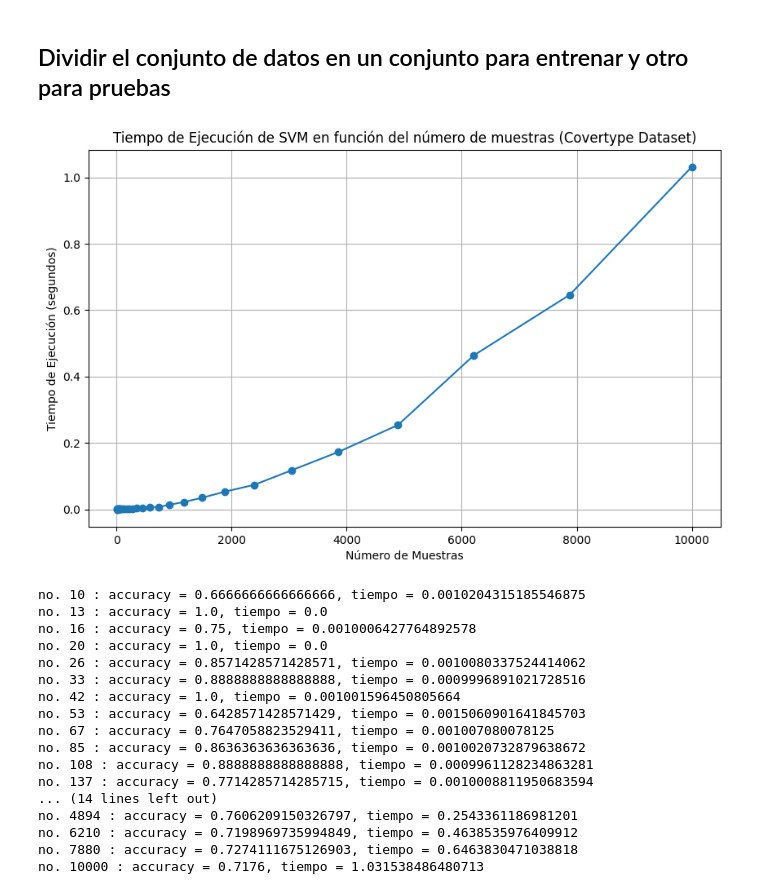
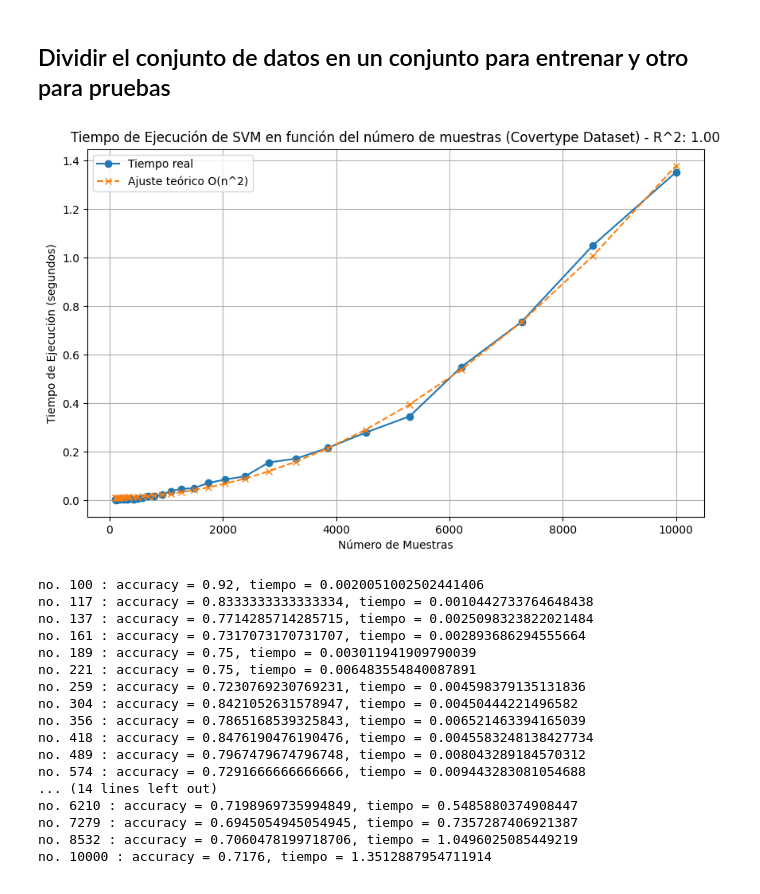
Before and after one commit to Kojimena/P2-ADA, a Jupyter notebook: 01-SVM.ipynb, the cells around one changed output. Saved outputs shown, nothing was run; the diff lists cells and outputs as text; code cells hidden in the pictures.

```diff
--- a/01-SVM.ipynb
+++ b/01-SVM.ipynb
@@ -100,38 +98,54 @@ def evaluar_svm(num_muestras):
 
     return tiempo_ejecucion
 # %%
+from sklearn.linear_model import LinearRegression
 # Generar 30 tamaños de muestra de manera progresiva hasta el límite de max_samples
-tamanos_muestras = np.unique(np.round(np.logspace(1, np.log10(max_samples), 30)).astype(int))
+results = {}
+tamanos_muestras = np.unique(np.round(np.logspace(np.log10(100), np.log10(max_samples), 30)).astype(int))
 tiempos_ejecucion = [evaluar_svm(n) for n in tamanos_muestras]
 
-# Crear y mostrar la gráfica
+
+# Generar tiempos teóricos basados en O(n^2)
+tiempos_teoricos = [n**2 for n in tamanos_muestras]
+
+# Realizar la regresión lineal
+model = LinearRegression()
+model.fit(np.array(tiempos_teoricos).reshape(-1, 1), tiempos_ejecucion)
+tiempos_predichos = model.predict(np.array(tiempos_teoricos).reshape(-1, 1))
+
+# Calcular R^2
+r_squared = r2_score(tiempos_ejecucion, tiempos_predichos)
+
+# Crear y mostrar la gráfica comparativa
 plt.figure(figsize=(10, 6))
-plt.plot(tamanos_muestras, tiempos_ejecucion, marker='o', linestyle='-')
-plt.title('Tiempo de Ejecución de SVM en función del número de muestras (Covertype Dataset)')
+plt.plot(tamanos_muestras, tiempos_ejecucion, marker='o', linestyle='-', label='Tiempo real')
+plt.plot(tamanos_muestras, tiempos_predichos, marker='x', linestyle='--', label='Ajuste teórico O(n^2)')
+plt.title(f'Tiempo de Ejecución de SVM en función del número de muestras (Covertype Dataset) - R^2: {r_squared:.2f}')
 plt.xlabel('Número de Muestras')
 plt.ylabel('Tiempo de Ejecución (segundos)')
+plt.legend()
 plt.grid(True)
 plt.show()
 
 
 for key, value in results.items():
     print(f"no. {key} : accuracy = {value['accuracyScore']}, tiempo = {value['executionTime']}")
 # %% [output]
-[figure, old version]
+[figure, new version]
-no. 10 : accuracy = 0.6666666666666666, tiempo = 0.0010204315185546875
-no. 13 : accuracy = 1.0, tiempo = 0.0
-no. 16 : accuracy = 0.75, tiempo = 0.0010006427764892578
-no. 20 : accuracy = 1.0, tiempo = 0.0
-no. 26 : accuracy = 0.8571428571428571, tiempo = 0.0010080337524414062
-no. 33 : accuracy = 0.8888888888888888, tiempo = 0.0009996891021728516
-no. 42 : accuracy = 1.0, tiempo = 0.001001596450805664
-no. 53 : accuracy = 0.6428571428571429, tiempo = 0.0015060901641845703
-no. 67 : accuracy = 0.7647058823529411, tiempo = 0.001007080078125
-no. 85 : accuracy = 0.8636363636363636, tiempo = 0.0010020732879638672
-no. 108 : accuracy = 0.8888888888888888, tiempo = 0.0009961128234863281
-no. 137 : accuracy = 0.7714285714285715, tiempo = 0.0010008811950683594
+no. 100 : accuracy = 0.92, tiempo = 0.0020051002502441406
+no. 117 : accuracy = 0.8333333333333334, tiempo = 0.0010442733764648438
+no. 137 : accuracy = 0.7714285714285715, tiempo = 0.0025098323822021484
+no. 161 : accuracy = 0.7317073170731707, tiempo = 0.002893686294555664
+no. 189 : accuracy = 0.75, tiempo = 0.003011941909790039
+no. 221 : accuracy = 0.75, tiempo = 0.006483554840087891
+no. 259 : accuracy = 0.7230769230769231, tiempo = 0.004598379135131836
+no. 304 : accuracy = 0.8421052631578947, tiempo = 0.00450444221496582
+no. 356 : accuracy = 0.7865168539325843, tiempo = 0.006521463394165039
+no. 418 : accuracy = 0.8476190476190476, tiempo = 0.0045583248138427734
+no. 489 : accuracy = 0.7967479674796748, tiempo = 0.008043289184570312
+no. 574 : accuracy = 0.7291666666666666, tiempo = 0.009443283081054688
 ... (14 lines left out)
-no. 4894 : accuracy = 0.7606209150326797, tiempo = 0.2543361186981201
-no. 6210 : accuracy = 0.7198969735994849, tiempo = 0.4638535976409912
-no. 7880 : accuracy = 0.7274111675126903, tiempo = 0.6463830471038818
-no. 10000 : accuracy = 0.7176, tiempo = 1.031538486480713
+no. 6210 : accuracy = 0.7198969735994849, tiempo = 0.5485880374908447
+no. 7279 : accuracy = 0.6945054945054945, tiempo = 0.7357287406921387
+no. 8532 : accuracy = 0.7060478199718706, tiempo = 1.0496025085449219
+no. 10000 : accuracy = 0.7176, tiempo = 1.3512887954711914
```
Also changed, not shown: parts of 2 cells of this notebook, 1 other file.
